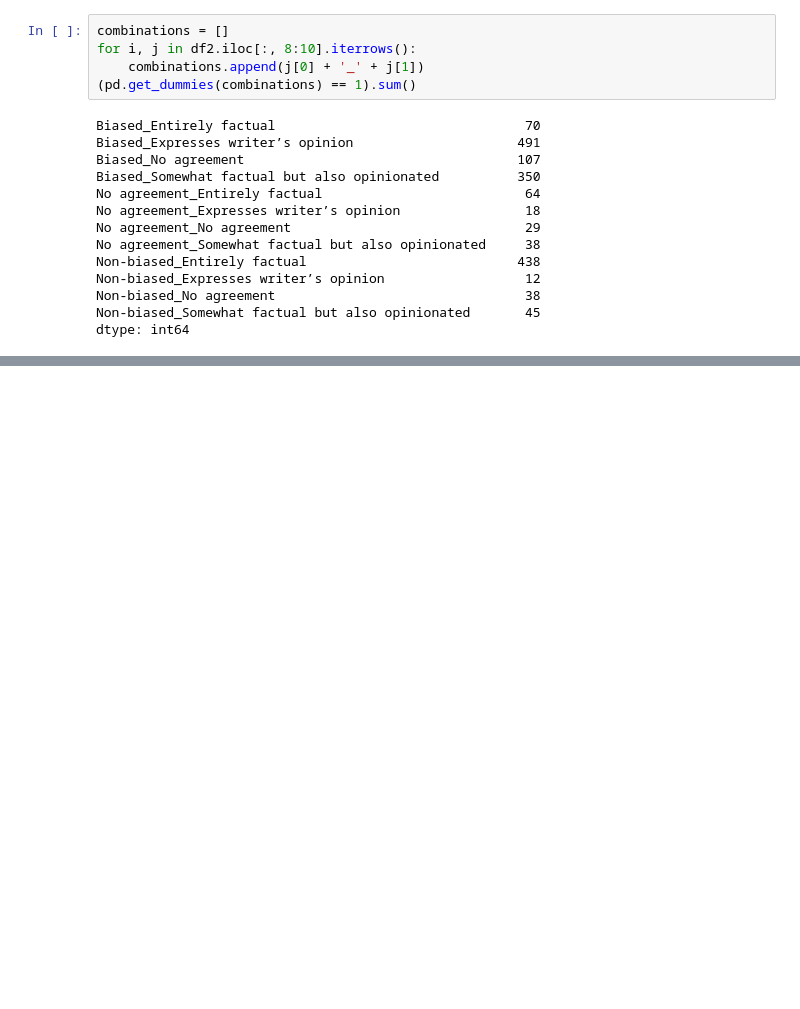
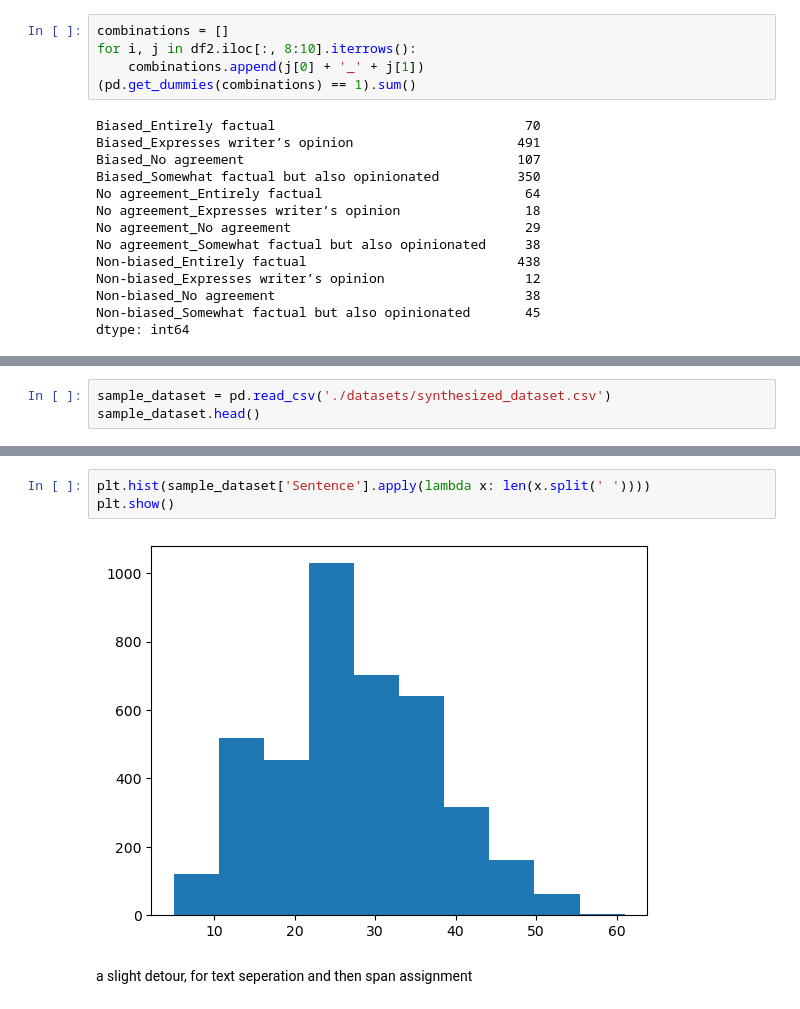
Before and after one commit to 7Zenox/talewind, a Jupyter notebook: AI/NewModelExperimentation.ipynb, the cells around one changed output, grey strips where cells are left out. Cells and saved outputs as stored; diff of their text form; blank space fills up the shorter version.

```diff
--- a/AI/NewModelExperimentation.ipynb
+++ b/AI/NewModelExperimentation.ipynb
@@ -135,0 +146,3 @@ dtype: int64
+# %%
+sample_dataset = pd.read_csv('./datasets/synthesized_dataset.csv')
+sample_dataset.head()
@@ -135,0 +192,7 @@ dtype: int64
+# %%
+plt.hist(sample_dataset['Sentence'].apply(lambda x: len(x.split(' '))))
+plt.show()
+# %% [output]
+[figure, added]
+# %% [markdown]
+a slight detour, for text seperation and then span assignment
```
Also changed, not shown: parts of 15 cells of this notebook, 2 other files.
